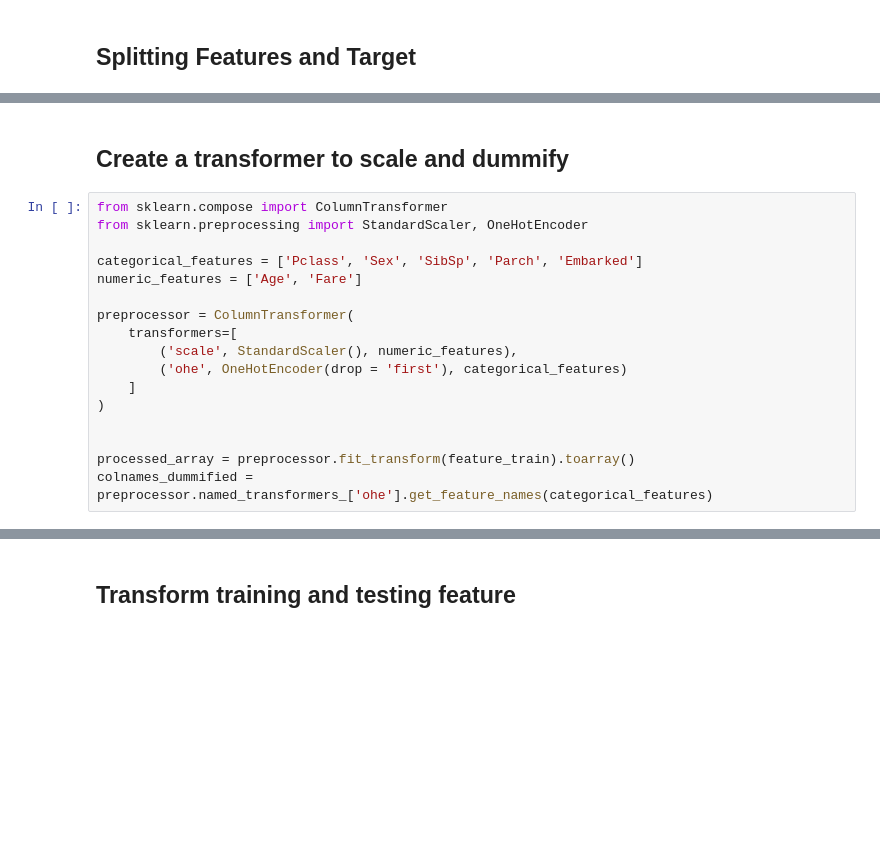
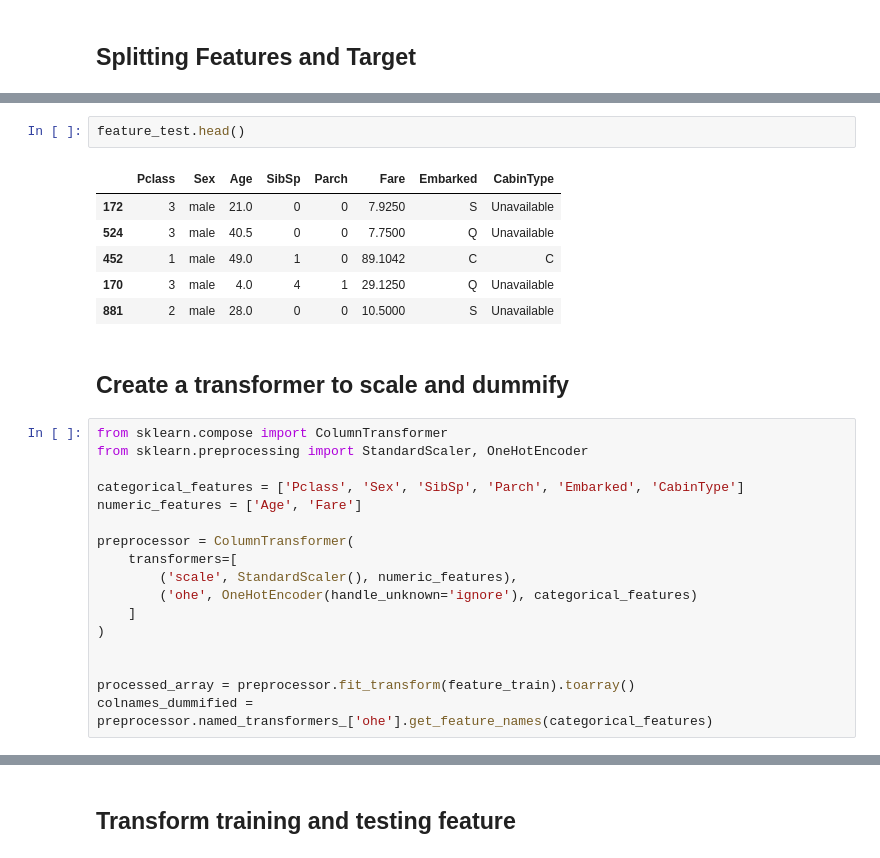
Before and after one commit to teguhsam/Machine-Learning-Titanic, a Jupyter notebook: Titanic.ipynb, the cells around one changed output, grey strips where cells are left out. Saved outputs shown, nothing was run; the diff lists cells and outputs as text; blank space fills up the shorter version.

```diff
--- a/Titanic.ipynb
+++ b/Titanic.ipynb
@@ -142,16 +332,25 @@ ImportError: cannot import name 'train_test_split' from 'sklearn.feature_selecti
+# %%
+feature_test.head()
+# %% [output]
+|  | Pclass | Sex | Age | SibSp | Parch | Fare | Embarked | CabinType |
+| 172 | 3 | male | 21.0 | 0 | 0 | 7.9250 | S | Unavailable |
+| 524 | 3 | male | 40.5 | 0 | 0 | 7.7500 | Q | Unavailable |
+| 452 | 1 | male | 49.0 | 1 | 0 | 89.1042 | C | C |
+| 170 | 3 | male | 4.0 | 4 | 1 | 29.1250 | Q | Unavailable |
+| 881 | 2 | male | 28.0 | 0 | 0 | 10.5000 | S | Unavailable |
 # %% [markdown]
 ## Create a transformer to scale and dummify
 # %%
 from sklearn.compose import ColumnTransformer
 from sklearn.preprocessing import StandardScaler, OneHotEncoder
 
-categorical_features = ['Pclass', 'Sex', 'SibSp', 'Parch', 'Embarked']
+categorical_features = ['Pclass', 'Sex', 'SibSp', 'Parch', 'Embarked', 'CabinType']
 numeric_features = ['Age', 'Fare']
 
 preprocessor = ColumnTransformer(
     transformers=[
         ('scale', StandardScaler(), numeric_features),
-        ('ohe', OneHotEncoder(drop = 'first'), categorical_features)
+        ('ohe', OneHotEncoder(handle_unknown='ignore'), categorical_features)
     ]
 )
 
```
Also changed, not shown: parts of 33 cells of this notebook, 1 other file.
